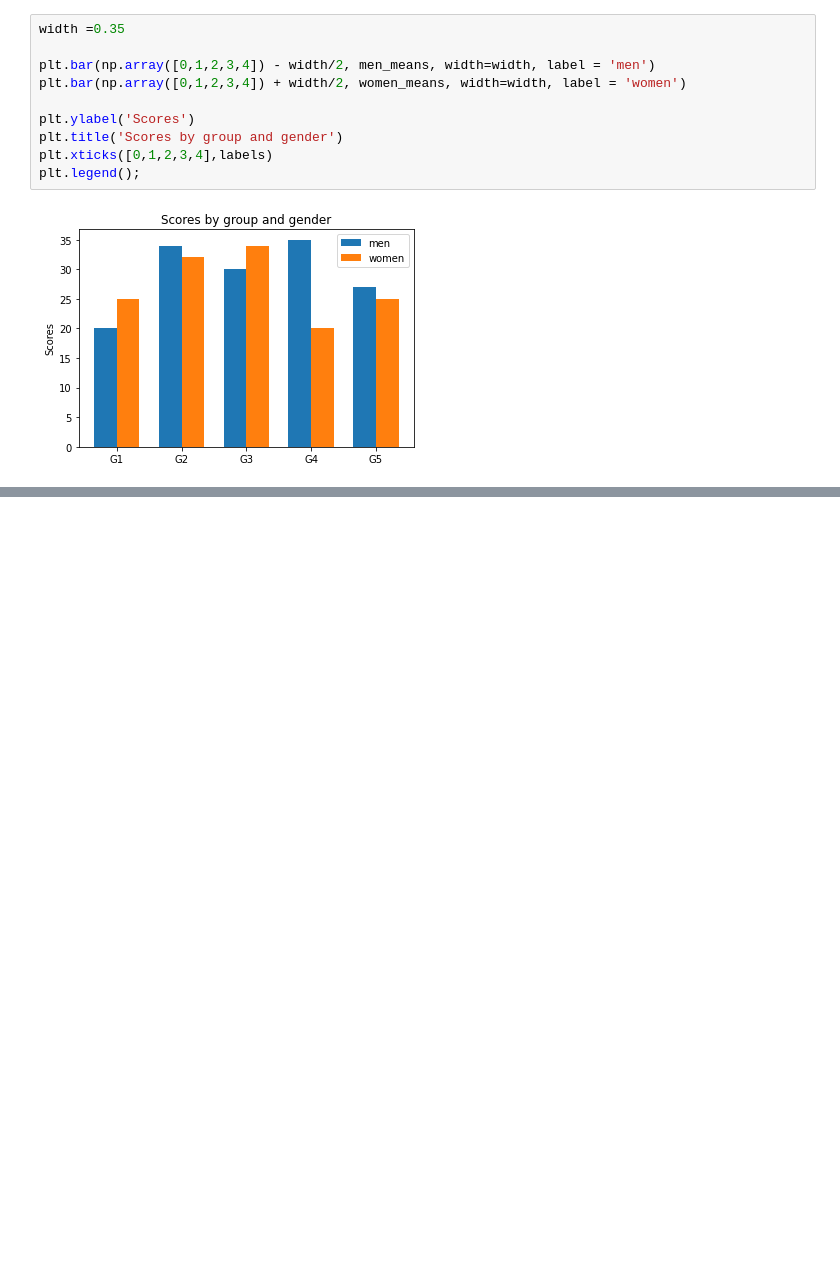
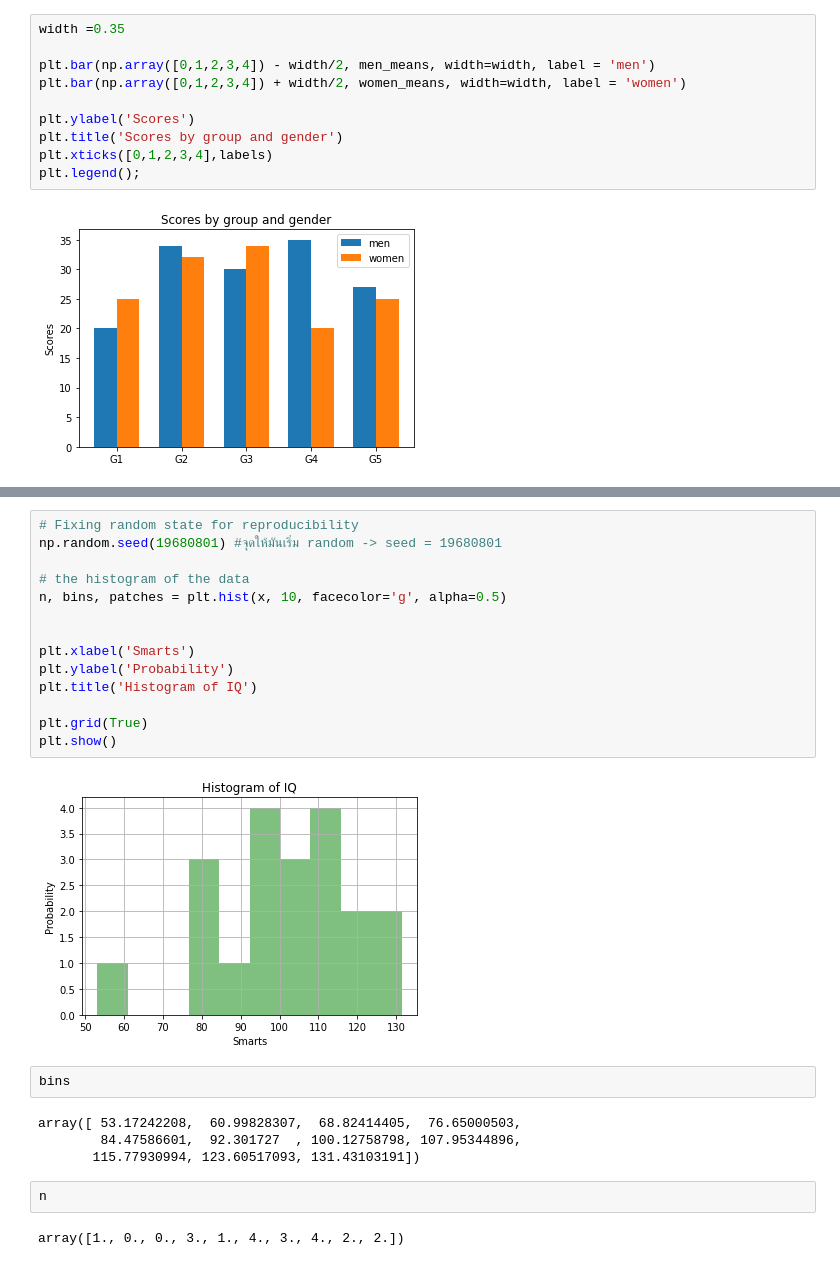
Before and after one commit to tohnperfect/DWDM21, a Jupyter notebook: Data_Visualization.ipynb, the cells around one changed output, grey strips where cells are left out. Saved outputs shown, nothing was run; the diff lists cells and outputs as text; blank space fills up the shorter version.

```diff
--- a/Data_Visualization.ipynb
+++ b/Data_Visualization.ipynb
@@ -219,0 +293,26 @@ plt.legend();
+# %%
+# Fixing random state for reproducibility
+np.random.seed(19680801) #จุดให้มันเริ่ม random -> seed = 19680801
+
+# the histogram of the data
+n, bins, patches = plt.hist(x, 10, facecolor='g', alpha=0.5)
+
+
+plt.xlabel('Smarts')
+plt.ylabel('Probability')
+plt.title('Histogram of IQ')
+
+plt.grid(True)
+plt.show()
+# %% [output]
+[figure, added]
+# %%
+bins
+# %% [output]
+array([ 53.17242208,  60.99828307,  68.82414405,  76.65000503,
+        84.47586601,  92.301727  , 100.12758798, 107.95344896,
+       115.77930994, 123.60517093, 131.43103191])
+# %%
+n
+# %% [output]
+array([1., 0., 0., 3., 1., 4., 3., 4., 2., 2.])
```
Also changed, not shown: parts of 10 cells of this notebook.
